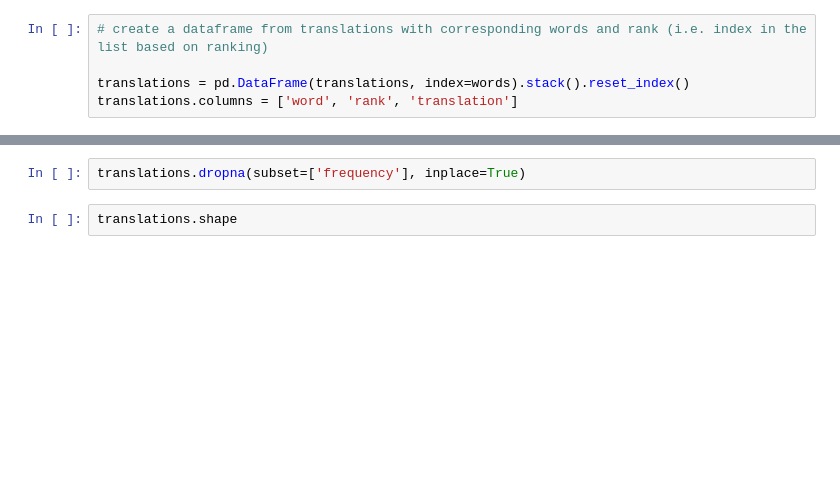
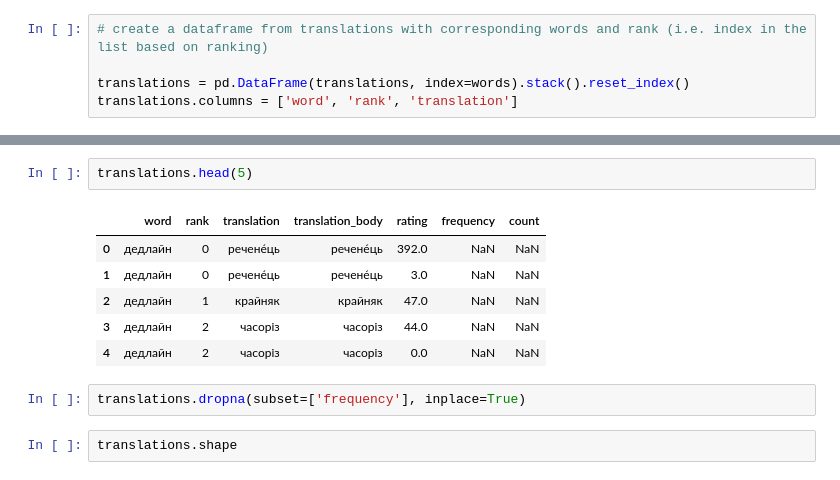
Before and after one commit to alexeykosh/2023-slovotvir-reuse-analysis, a Jupyter notebook: notebooks/5. Corpus analysis.ipynb, the cells around one changed output, grey strips where cells are left out. Saved outputs shown, nothing was run; the diff lists cells and outputs as text; blank space fills up the shorter version.

```diff
--- a/notebooks/5. Corpus analysis.ipynb
+++ b/notebooks/5. Corpus analysis.ipynb
@@ -42,3 +110,12 @@ translations['frequency'] = translations['translation'].map(corpus.set_index('wo
+# %%
+translations.head(5)
+# %% [output]
+|  | word | rank | translation | translation_body | rating | frequency | count |
+| 0 | дедлайн | 0 | речене́ць | речене́ць | 392.0 | NaN | NaN |
+| 1 | дедлайн | 0 | речене́ць | речене́ць | 3.0 | NaN | NaN |
+| 2 | дедлайн | 1 | крайняк | крайняк | 47.0 | NaN | NaN |
+| 3 | дедлайн | 2 | часоріз | часоріз | 44.0 | NaN | NaN |
+| 4 | дедлайн | 2 | часоріз | часоріз | 0.0 | NaN | NaN |
 # %%
 translations.dropna(subset=['frequency'], inplace=True)
 # %%
```
Also changed, not shown: parts of 27 cells of this notebook.
